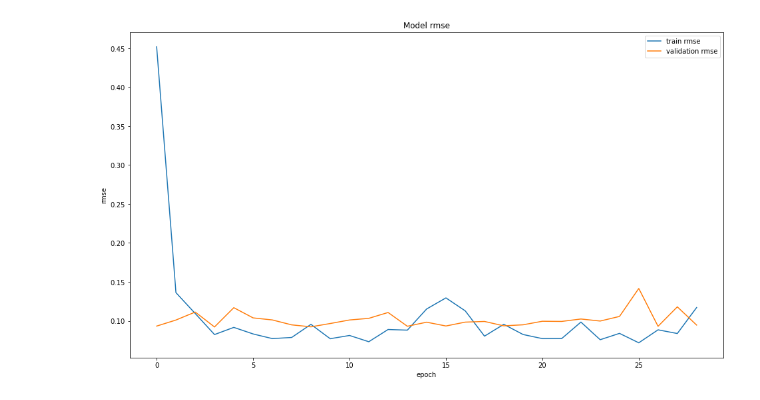
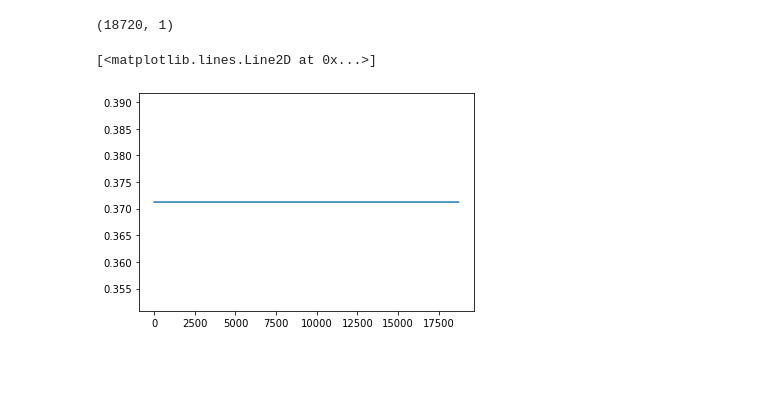
Before and after one commit to yxbxn/smart_farm, a Jupyter notebook: Code/lstm_demo.ipynb, the cells around one changed output. Cells and saved outputs as stored; diff of their text form; code cells hidden in the pictures; blank space fills up the shorter version.

```diff
--- a/Code/lstm_demo.ipynb
+++ b/Code/lstm_demo.ipynb
@@ -184,11 +234,11 @@ plt.show()
-# %%
-plt.figure(figsize=(16,9))
-plt.plot(history.history['rmse'])
-plt.plot(history.history['val_rmse'])
-plt.title('Model rmse')
-plt.ylabel('rmse')
-plt.xlabel('epoch')
-plt.legend(['train rmse', 'validation rmse'])
-plt.show()
-# %% [output]
-[figure, removed]
+# %%
+pred = lstm_model.predict(x_test)
+pred_Inverse = Y_scaler.inverse_transform(pred)
+print(pred_Inverse.shape)
+# %% [output]
+(18720, 1)
+# %%
+plt.plot(pred_Inverse)
+# %% [output]
+[<matplotlib.lines.Line2D at 0x...>]
+[figure, added]
```
Also changed, not shown: parts of 26 cells of this notebook.
